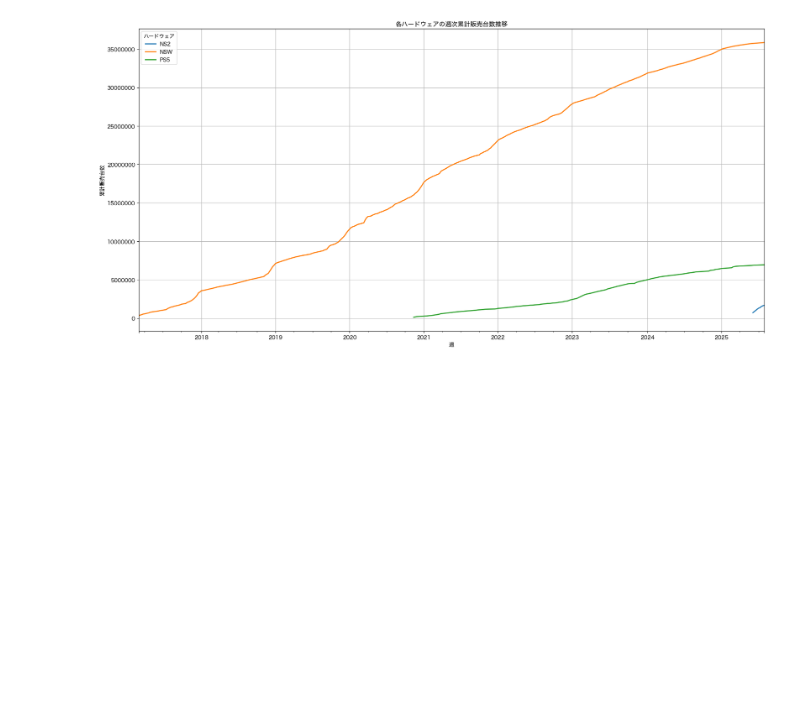
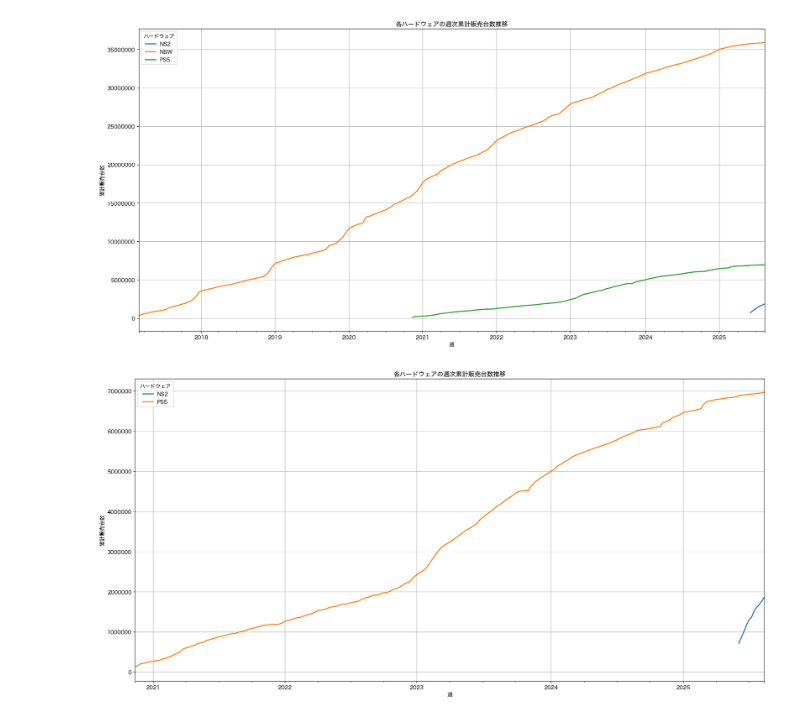
Before and after one commit to hidenden/gamedata, a Jupyter notebook: notebook/play/cumulative_graph.ipynb, the cells around one changed output. Saved outputs shown, nothing was run; the diff lists cells and outputs as text; code cells hidden in the pictures; blank space fills up the shorter version.

```diff
--- a/notebook/play/cumulative_graph.ipynb
+++ b/notebook/play/cumulative_graph.ipynb
@@ -61,3 +65,8 @@ fig = ph.plot_cumulative_sales(hard_sales_df, hw=["NSW", "NS2", "PS5"])
 fig.show()
 # %% [output]
 [figure]
+# %%
+fig = ph.plot_cumulative_sales(hard_sales_df, hw=["NS2", "PS5"])
+fig.show()
+# %% [output]
+[figure, added]
```
Also changed, not shown: parts of 3 cells of this notebook, 3 other files.
